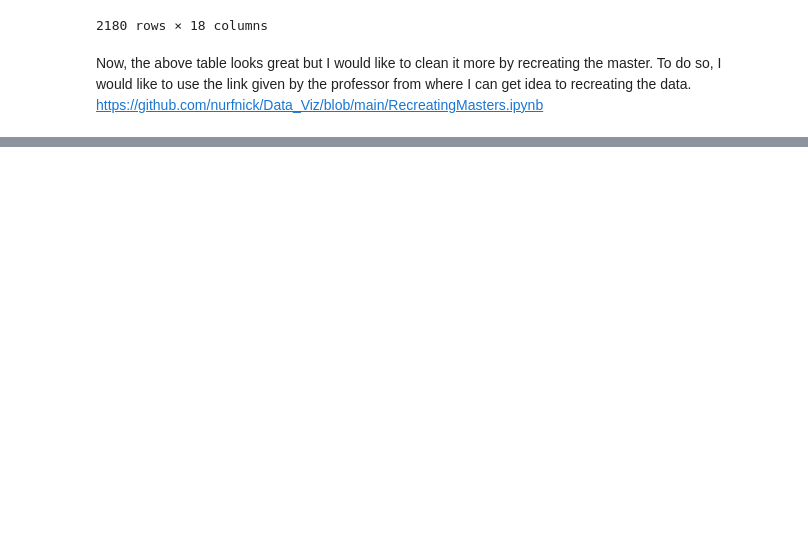
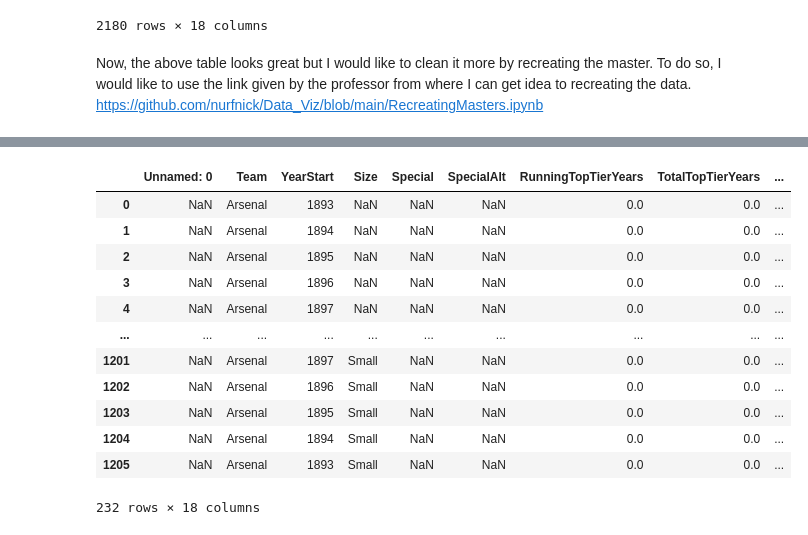
Before and after one commit to bbishal12/Quiz0, a Jupyter notebook: Copy_of_Recreating_Masters.ipynb, the cells around one changed output, grey strips where cells are left out. Saved outputs shown, nothing was run; the diff lists cells and outputs as text; code cells hidden in the pictures; blank space fills up the shorter version.

```diff
--- a/Copy_of_Recreating_Masters.ipynb
+++ b/Copy_of_Recreating_Masters.ipynb
@@ -109,0 +103,16 @@ ax.legend()
+# %%
+df[df.Team == "Arsenal"]
+# %% [output]
+|  | Unnamed: 0 | Team | YearStart | Size | Special | SpecialAlt | RunningTopTierYears | TotalTopTierYears | ... |
+| 0 | NaN | Arsenal | 1893 | NaN | NaN | NaN | 0.0 | 0.0 | ... |
+| 1 | NaN | Arsenal | 1894 | NaN | NaN | NaN | 0.0 | 0.0 | ... |
+| 2 | NaN | Arsenal | 1895 | NaN | NaN | NaN | 0.0 | 0.0 | ... |
+| 3 | NaN | Arsenal | 1896 | NaN | NaN | NaN | 0.0 | 0.0 | ... |
+| 4 | NaN | Arsenal | 1897 | NaN | NaN | NaN | 0.0 | 0.0 | ... |
+| ... | ... | ... | ... | ... | ... | ... | ... | ... | ... |
+| 1201 | NaN | Arsenal | 1897 | Small | NaN | NaN | 0.0 | 0.0 | ... |
+| 1202 | NaN | Arsenal | 1896 | Small | NaN | NaN | 0.0 | 0.0 | ... |
+| 1203 | NaN | Arsenal | 1895 | Small | NaN | NaN | 0.0 | 0.0 | ... |
+| 1204 | NaN | Arsenal | 1894 | Small | NaN | NaN | 0.0 | 0.0 | ... |
+| 1205 | NaN | Arsenal | 1893 | Small | NaN | NaN | 0.0 | 0.0 | ... |
+232 rows × 18 columns
```
Also changed, not shown: parts of 8 cells of this notebook.
